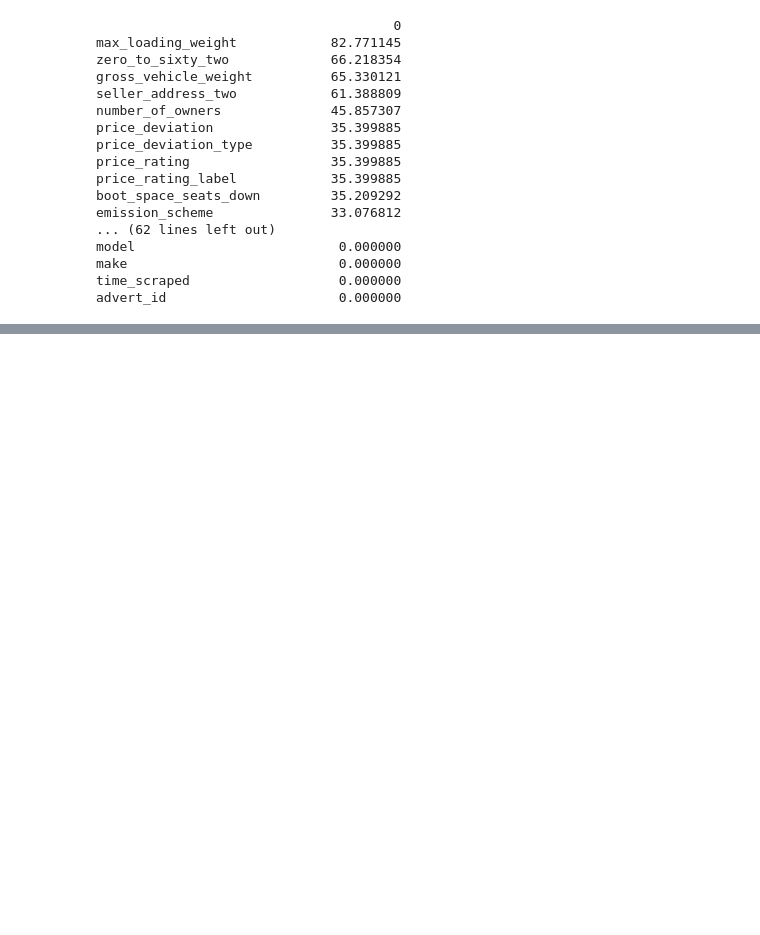
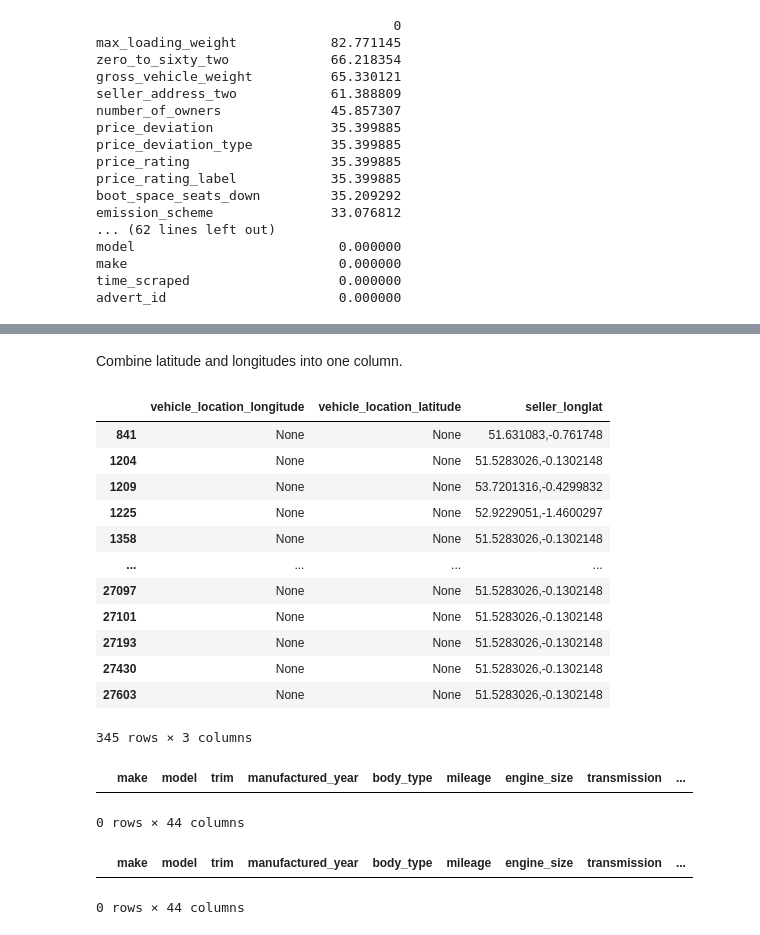
Before and after one commit to ezeahunanya/autotrader, a Jupyter notebook: data_preparation/data_cleaning.ipynb, the cells around one changed output, grey strips where cells are left out. Cells and saved outputs as stored; diff of their text form; code cells hidden in the pictures; blank space fills up the shorter version.

```diff
--- a/data_preparation/data_cleaning.ipynb
+++ b/data_preparation/data_cleaning.ipynb
@@ -98,0 +167,11 @@ advert_id                      0.000000
+# %%
+columns_to_drop = ['max_loading_weight', 'zero_to_sixty_two', 'gross_vehicle_weight',
+'seller_address_two', 'price_deviation', 'price_deviation_type',
+'price_rating', 'price_rating_label', 'zero_to_sixty', 'dealer_website',
+'primary_contact_number', 'seller_name', 'seller_id', 'advert_id', 'date_scraped', 'time_scraped',
+'vehicle_location_postcode', 'seller_postcode', 'seller_address_one', 'page_url', 'country',
+'ad_description', 'price_excluding_fees', 'no_admin_fees', 'is_dealer_trusted', 'manufactured_year_identifier',
+'vehicle_registration_mark', 'derivative_id', 'car_condition', 'minimum_kerb_weight', 'average_mileage',
+'mileage_deviation', 'mileage_deviation_type']
+
+df = full_df.drop(columns_to_drop, axis=1)
@@ -98,0 +200,20 @@ advert_id                      0.000000
+# %% [markdown]
+Combine latitude and longitudes into one column.
+# %%
+df2 = df.copy()
+# %%
+df2[(df2.vehicle_location_longitude.isnull()) & (~df2.seller_longlat.isnull())][['vehicle_location_longitude', 'vehicle_location_latitude', 'seller_longlat']]
+# %% [output]
+|  | vehicle_location_longitude | vehicle_location_latitude | seller_longlat |
+| 841 | None | None | 51.631083,-0.761748 |
+| 1204 | None | None | 51.5283026,-0.1302148 |
+| 1209 | None | None | 53.7201316,-0.4299832 |
+| 1225 | None | None | 52.9229051,-1.4600297 |
+| 1358 | None | None | 51.5283026,-0.1302148 |
+| ... | ... | ... | ... |
+| 27097 | None | None | 51.5283026,-0.1302148 |
+| 27101 | None | None | 51.5283026,-0.1302148 |
+| 27193 | None | None | 51.5283026,-0.1302148 |
+| 27430 | None | None | 51.5283026,-0.1302148 |
+| 27603 | None | None | 51.5283026,-0.1302148 |
+345 rows × 3 columns
@@ -98,0 +229,10 @@ advert_id                      0.000000
+# %%
+df2[(df2.vehicle_location_longitude.isnull()) & (~df2.seller_longlat.isnull())]
+# %% [output]
+|  | make | model | trim | manufactured_year | body_type | mileage | engine_size | transmission | ... |
+0 rows × 44 columns
+# %%
+df2[(df2.vehicle_location_latitude.isnull()) & (~df2.seller_longlat.isnull())]
+# %% [output]
+|  | make | model | trim | manufactured_year | body_type | mileage | engine_size | transmission | ... |
+0 rows × 44 columns
```
Also changed, not shown: parts of 40 cells of this notebook.
